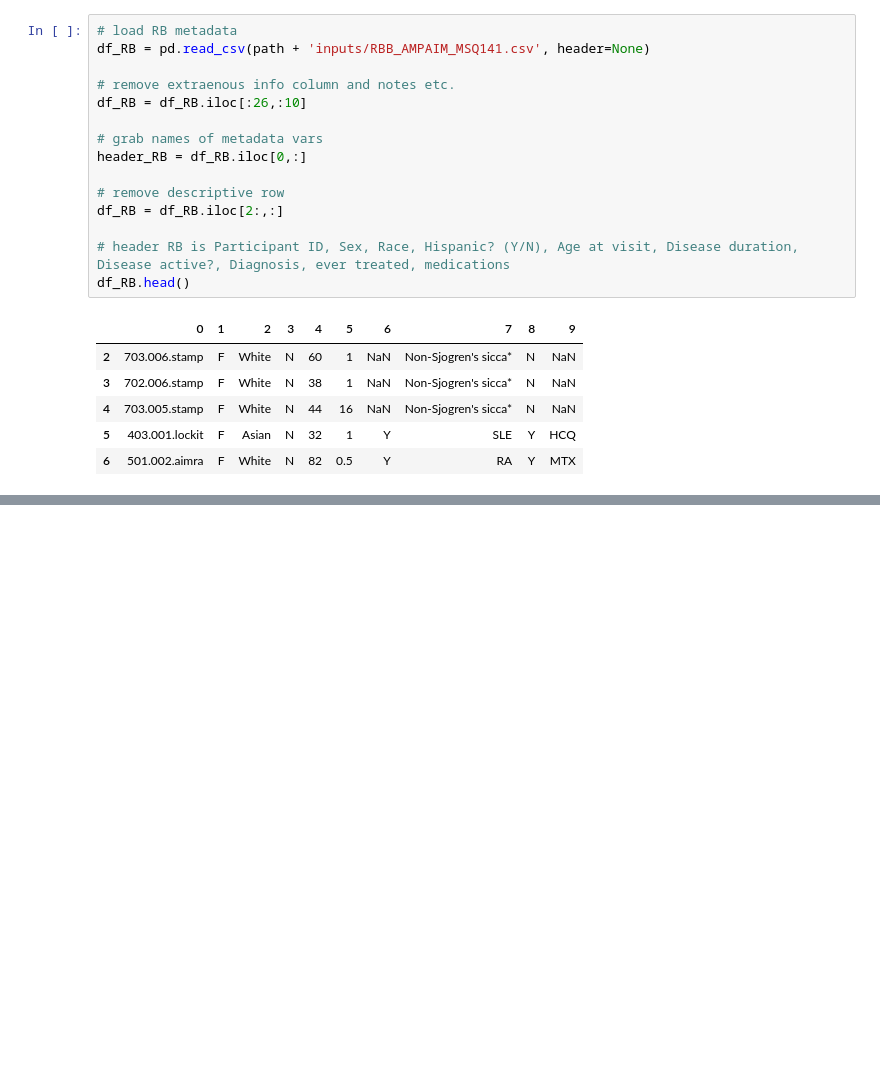
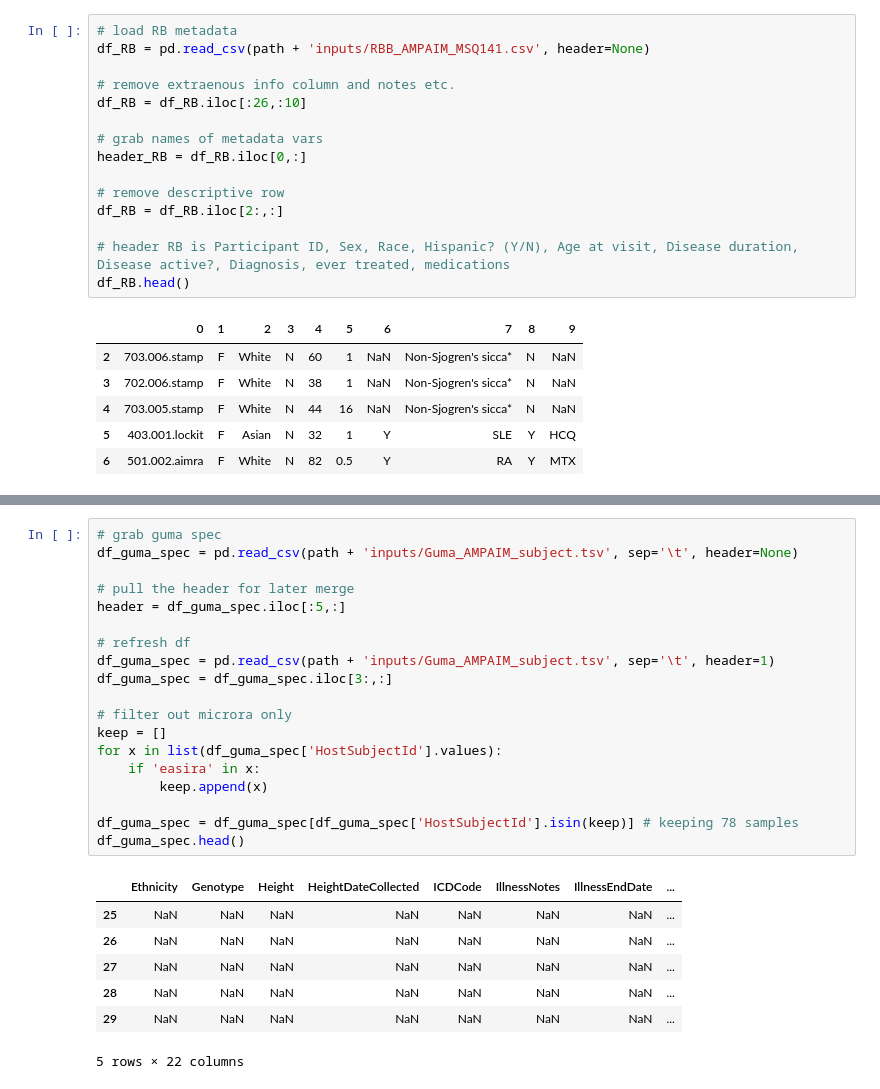
Before and after one commit to kbpi314/ampaim, a Jupyter notebook: code/MSQ141.ipynb, the cells around one changed output, grey strips where cells are left out. Saved outputs shown, nothing was run; the diff lists cells and outputs as text; blank space fills up the shorter version.

```diff
--- a/code/MSQ141.ipynb
+++ b/code/MSQ141.ipynb
@@ -114,0 +324,27 @@ Name: 0, dtype: object
+# %%
+# grab guma spec
+df_guma_spec = pd.read_csv(path + 'inputs/Guma_AMPAIM_subject.tsv', sep='\t', header=None)
+
+# pull the header for later merge
+header = df_guma_spec.iloc[:5,:]
+
+# refresh df
+df_guma_spec = pd.read_csv(path + 'inputs/Guma_AMPAIM_subject.tsv', sep='\t', header=1)
+df_guma_spec = df_guma_spec.iloc[3:,:]
+
+# filter out microra only
+keep = []
+for x in list(df_guma_spec['HostSubjectId'].values):
+    if 'easira' in x:
+        keep.append(x)
+
+df_guma_spec = df_guma_spec[df_guma_spec['HostSubjectId'].isin(keep)] # keeping 78 samples
+df_guma_spec.head()
+# %% [output]
+|  | Ethnicity | Genotype | Height | HeightDateCollected | ICDCode | IllnessNotes | IllnessEndDate | ... |
+| 25 | NaN | NaN | NaN | NaN | NaN | NaN | NaN | ... |
+| 26 | NaN | NaN | NaN | NaN | NaN | NaN | NaN | ... |
+| 27 | NaN | NaN | NaN | NaN | NaN | NaN | NaN | ... |
+| 28 | NaN | NaN | NaN | NaN | NaN | NaN | NaN | ... |
+| 29 | NaN | NaN | NaN | NaN | NaN | NaN | NaN | ... |
+5 rows × 22 columns
```
Also changed, not shown: parts of 13 cells of this notebook.
